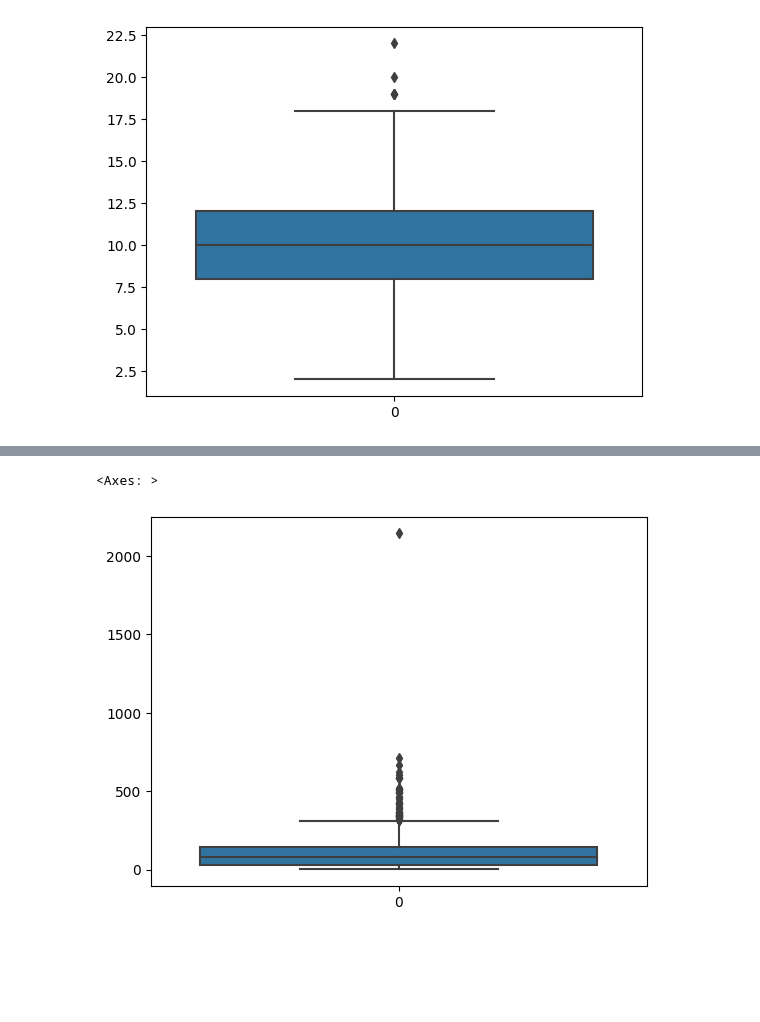
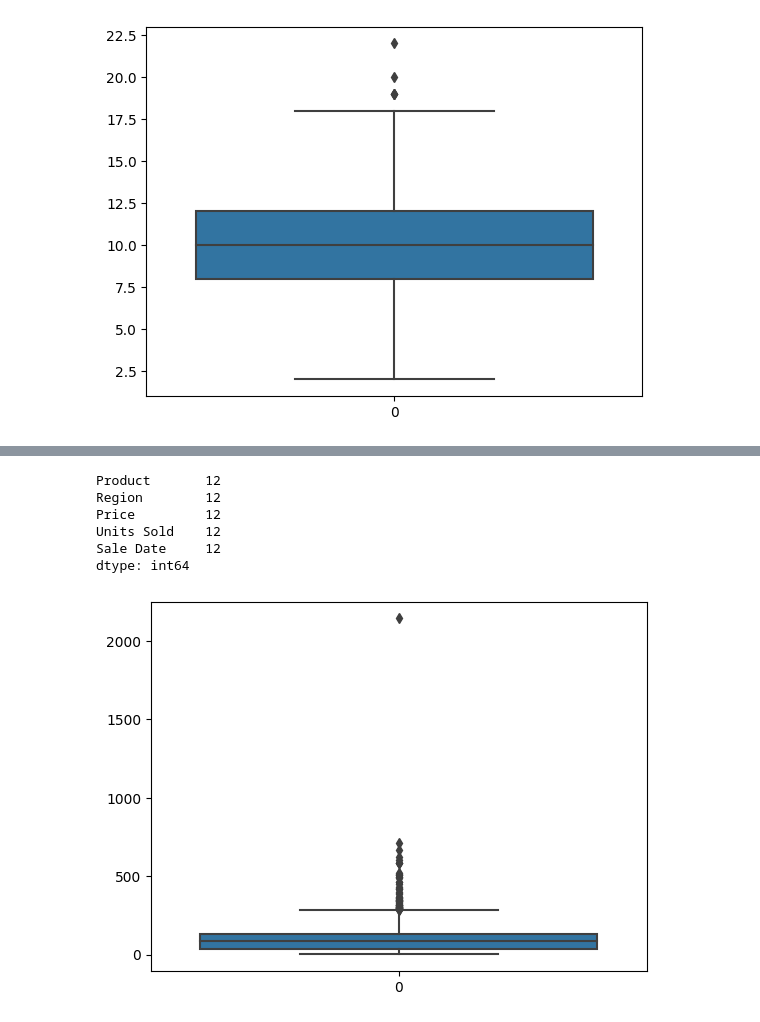
Before and after one commit to CodyDong/schulich_data_science, a Jupyter notebook: assignment1.ipynb, the cells around one changed output, grey strips where cells are left out. Drawn from its saved outputs; the diff is of its cells as text; code cells hidden in the pictures; blank space fills up the shorter version.

```diff
--- a/assignment1.ipynb
+++ b/assignment1.ipynb
@@ -75,0 +65,5 @@ memory usage: 41.1+ KB
+# %%
+df['Product'] = df['Product'].fillna('Other')
+df['Region']= df['Region'].fillna('Other')
+
+df.head(20)
@@ -75,0 +88,4 @@ memory usage: 41.1+ KB
+# %%
+df['Price']=df['Price'].fillna(df['Price'].mean())
+df['Units Sold'] = df['Units Sold'].fillna(df['Units Sold'].mean())
+df.head(20)
@@ -89,0 +115,4 @@ df[df['Units Sold']>18]
+# %%
+df[df['Units Sold']>18]
+df.drop(df[df['Units Sold'] > 18].index, inplace = True)
+sns.boxplot(df['Units Sold'])
@@ -90,5 +122,11 @@ df[df['Units Sold']>18]
 # %%
 sns.boxplot(df['Price'])
+df[df['Price']>500].count()
 # %% [output]
-<Axes: >
+Product       12
+Region        12
+Price         12
+Units Sold    12
+Sale Date     12
+dtype: int64
-[figure, old version]
+[figure, new version]
```
Also changed, not shown: parts of 19 cells of this notebook.
